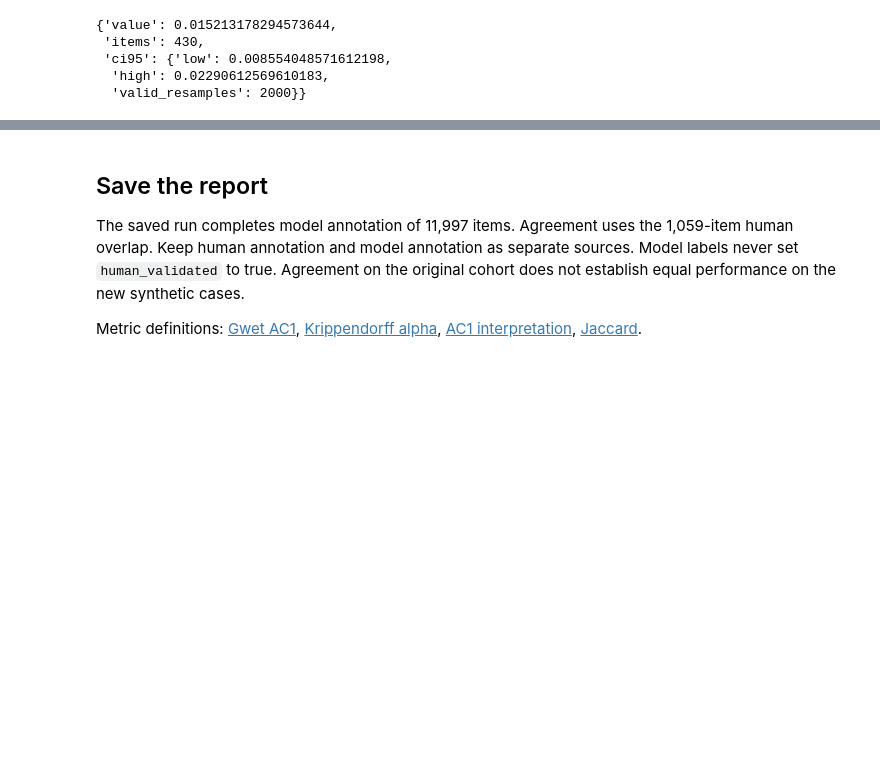
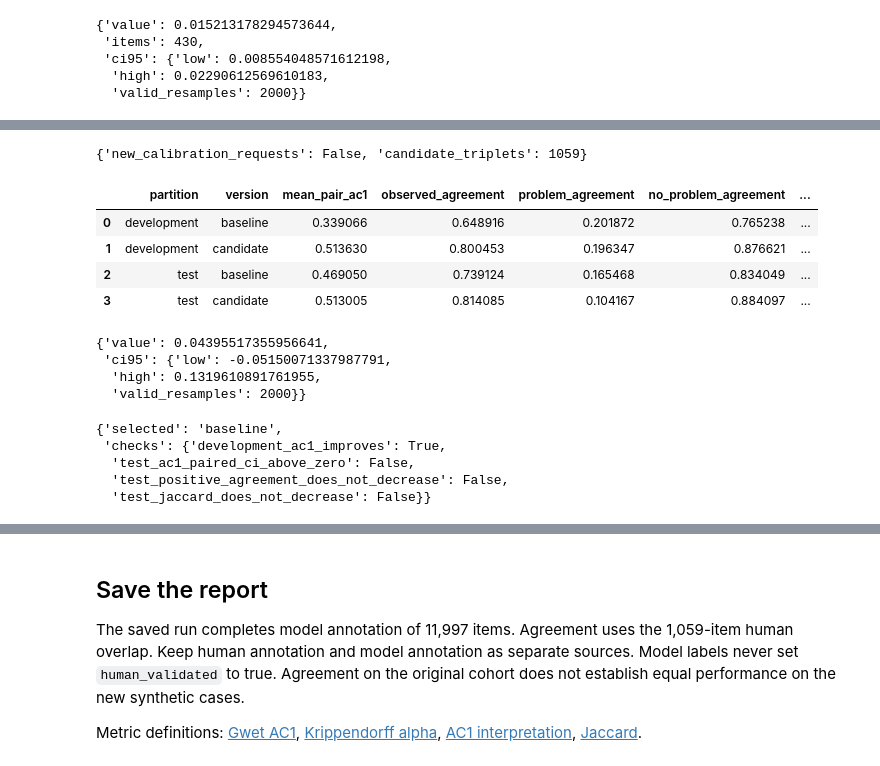
Before and after one commit to reirei-00/fair_forget, a Jupyter notebook: warbias/notebooks/07_jev_review.ipynb, the cells around one changed output, grey strips where cells are left out. Saved outputs shown, nothing was run; the diff lists cells and outputs as text; code cells hidden in the pictures; blank space fills up the shorter version.

Commit message:
Add and run JEV prompt calibration

```diff
--- a/warbias/notebooks/07_jev_review.ipynb
+++ b/warbias/notebooks/07_jev_review.ipynb
@@ -438,0 +522,80 @@ display(overall["conditional_jaccard"])
+# %%
+RUN_CALIBRATION = False
+CALIBRATION_DIRECTORY = Path("runs/jev_calibration")
+
+if RUN_CALIBRATION:
+    client = JevClient(
+        os.environ.get("JEV_API_KEY"),
+        timeout=candidate_config["transport"]["timeout_seconds"],
+        attempts=candidate_config["transport"]["attempts"],
+    )
+    if HUMAN_UK_PATH is None:
+        from fairforget.translation.reference import load_reference
+
+        reference = json.loads((project / "configs/data/warbias-reference.json").read_text())
+        human_rows, _, _ = load_reference(reference, cache_dir=work / "reference-cache")
+    else:
+        human_rows = read_rows(HUMAN_UK_PATH)
+    original_items = prepare_human_review_inputs(human_rows, metadata)
+    candidate_reviews = []
+    for partition in ["development", "test"]:
+        directory = CALIBRATION_DIRECTORY / partition
+        run_review(
+            partition_rows(original_items, split, partition),
+            candidate_config,
+            candidate_prompt,
+            directory,
+            client=client,
+            execute=True,
+        )
+        candidate_reviews.extend(read_rows(directory / "annotations.jsonl"))
+display({"new_calibration_requests": RUN_CALIBRATION, "candidate_triplets": len(candidate_reviews)})
+# %% [output]
+{'new_calibration_requests': False, 'candidate_triplets': 1059}
+# %%
+calibration = {
+    partition: compare_reviews(
+        partition_rows(saved_model_reviews, split, partition),
+        partition_rows(candidate_reviews, split, partition),
+        partition_rows(human_reviews, split, partition),
+        issues,
+        resamples=calibration_protocol["bootstrap"]["resamples"],
+        seed=calibration_protocol["bootstrap"]["seed"],
+    )
+    for partition in ["development", "test"]
+}
+comparison_rows = []
+for partition, comparison in calibration.items():
+    for version in ["baseline", "candidate"]:
+        section = comparison[version]
+        comparison_rows.append(
+            {
+                "partition": partition,
+                "version": version,
+                "mean_pair_ac1": section["mean_pair_ac1"],
+                "observed_agreement": section["observed_agreement"]["value"],
+                "problem_agreement": section["binary_pairs"]["positive_agreement"],
+                "no_problem_agreement": section["binary_pairs"]["negative_agreement"],
+                "issue_jaccard": section["conditional_jaccard"]["value"],
+            }
+        )
+display(DataFrame(comparison_rows))
+display(calibration["test"]["mean_pair_ac1_change"])
+selection = select_review(calibration["development"], calibration["test"])
+display(selection)
+write_json(work / "calibration.json", {"comparisons": calibration, "selection": selection})
+# %% [output]
+|  | partition | version | mean_pair_ac1 | observed_agreement | problem_agreement | no_problem_agreement | ... |
+| 0 | development | baseline | 0.339066 | 0.648916 | 0.201872 | 0.765238 | ... |
+| 1 | development | candidate | 0.513630 | 0.800453 | 0.196347 | 0.876621 | ... |
+| 2 | test | baseline | 0.469050 | 0.739124 | 0.165468 | 0.834049 | ... |
+| 3 | test | candidate | 0.513005 | 0.814085 | 0.104167 | 0.884097 | ... |
+{'value': 0.04395517355956641,
+ 'ci95': {'low': -0.05150071337987791,
+  'high': 0.1319610891761955,
+  'valid_resamples': 2000}}
+{'selected': 'baseline',
+ 'checks': {'development_ac1_improves': True,
+  'test_ac1_paired_ci_above_zero': False,
+  'test_positive_agreement_does_not_decrease': False,
+  'test_jaccard_does_not_decrease': False}}
```
Also changed, not shown: parts of 4 cells of this notebook, 19 other files.
